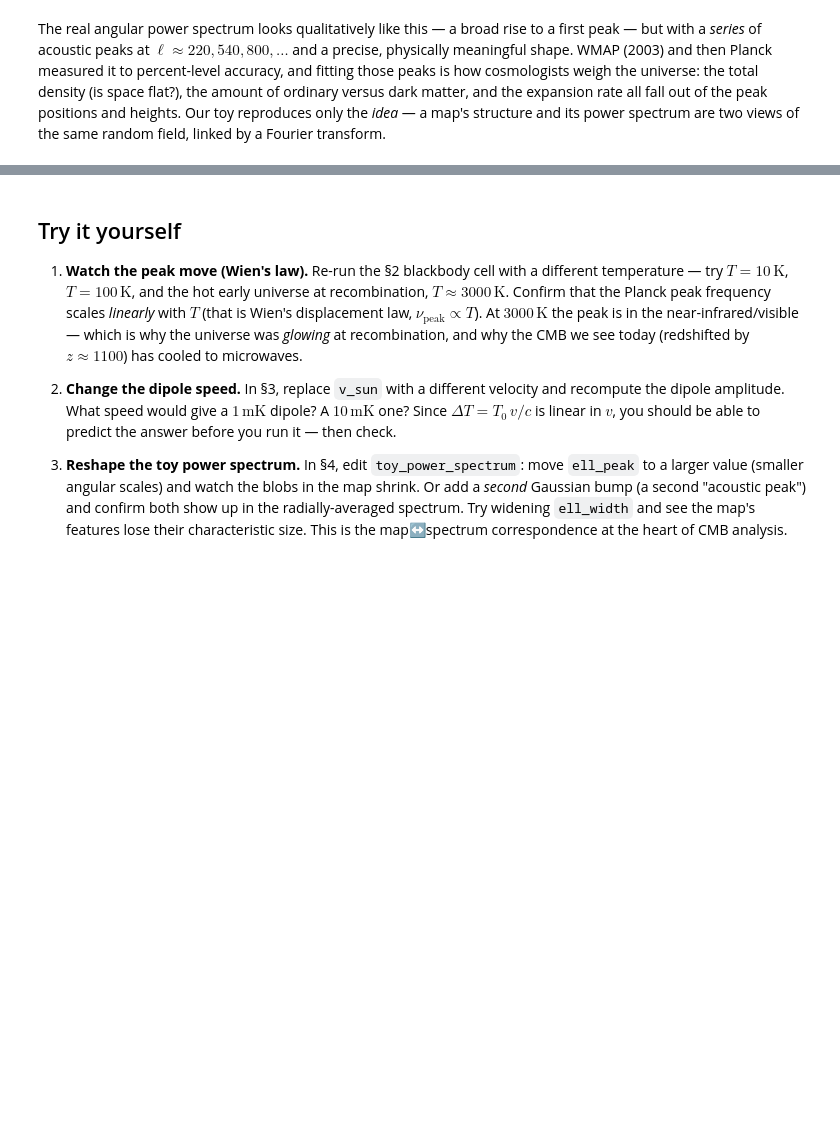
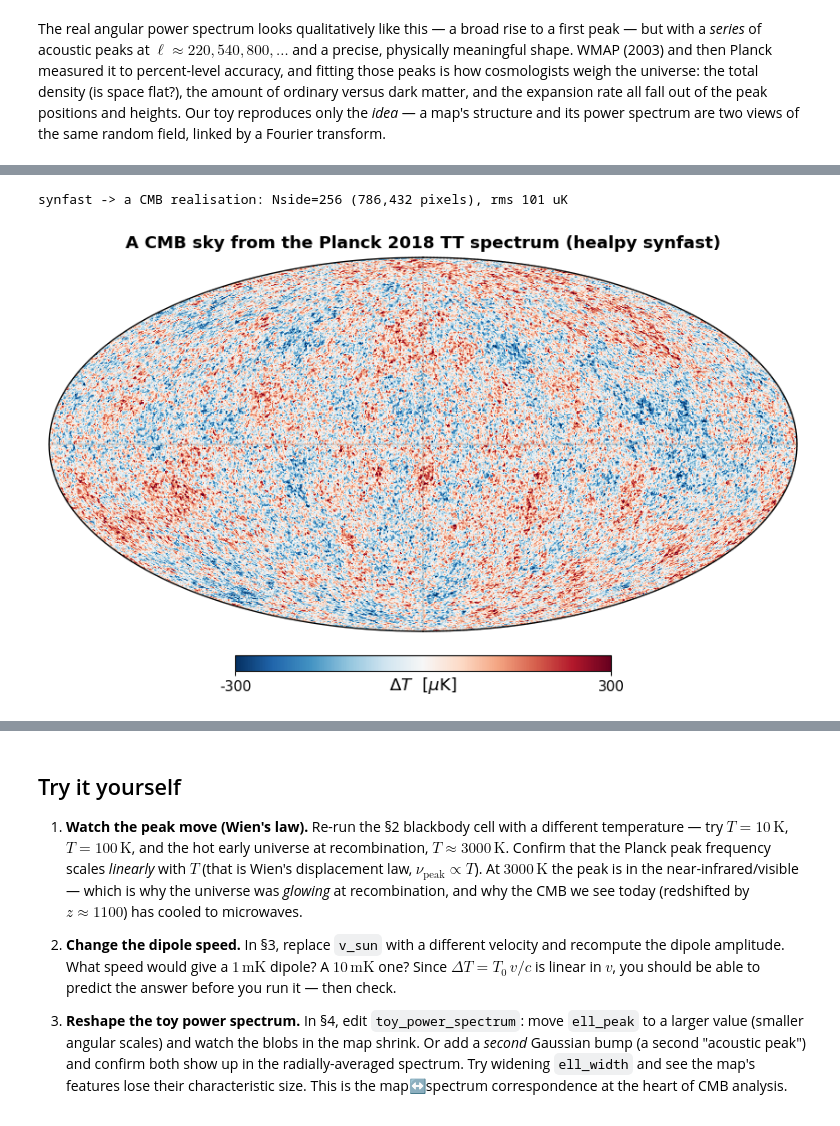
Before and after one commit to joebarbere/jansky, a Jupyter notebook: notebooks/22_cosmic_microwave_background.ipynb, the cells around one changed output, grey strips where cells are left out. Saved outputs shown, nothing was run; the diff lists cells and outputs as text; code cells hidden in the pictures; blank space fills up the shorter version.

```diff
--- a/notebooks/22_cosmic_microwave_background.ipynb
+++ b/notebooks/22_cosmic_microwave_background.ipynb
@@ -528,0 +546,43 @@ spectrum are two views of the same random field, linked by a Fourier transform.
+# %%
+import numpy as np
+
+# Planck 2018 binned TT power spectrum (D_ell = l(l+1)C_l/2pi in uK^2):
+# l, measured D_ell, error, and the best-fit LCDM theory curve.
+# Planck Collaboration: Aghanim et al. (2020), A&A 641, A5 (arXiv:1907.12875) --
+# Planck Legacy Archive COM_PowerSpect_CMB-TT-binned_R3.01.
+PL_ELL  = np.array([47.7, 76.5, 105.9, 135.6, 165.4, 195.3, 225.2, 255.1, 285.0, 315.0, 344.9, 374.9, 404.9, 434.8, 464.8, 494.8, 524.8, 554.8, 584.8, 614.7, 644.7, 674.7, 704.7, 734.7, 764.7, 794.7, 824.7, 854.7, 884.7, 914.7, 944.7, 974.7, 1004.6, 1034.6, 1064.6, 1094.6, 1124.6, 1154.6, 1184.6, 1214.6, 1244.6, 1274.6, 1304.6, 1334.6, 1364.6, 1394.6, 1424.6, 1454.6, 1484.6, 1514.6, 1544.6, 1574.6, 1604.6, 1634.6, 1664.6, 1694.6, 1724.6, 1754.6, 1784.6, 1814.6, 1844.6, 1874.6, 1904.6, 1934.6, 1964.6, 1994.6, 2024.6, 2054.6, 2084.6, 2114.6, 2144.6, 2174.6, 2204.6, 2234.6, 2264.6, 2294.6, 2324.6, 2354.6, 2384.6, 2414.6, 2444.6, 2474.6, 2499.0])
+PL_DL   = np.array([1479.3, 2035.0, 2955.4, 3869.5, 4889.5, 5464.1, 5793.4, 5372.9, 4627.7, 3604.2, 2631.2, 2033.1, 1753.4, 1787.6, 2162.0, 2422.1, 2573.5, 2546.3, 2360.6, 2095.4, 1884.7, 1813.2, 1883.2, 2097.1, 2318.7, 2464.6, 2521.9, 2394.1, 2083.3, 1740.7, 1418.7, 1173.0, 1062.4, 1047.9, 1132.4, 1211.0, 1231.9, 1205.8, 1117.9, 968.4, 864.4, 761.6, 732.3, 737.3, 774.9, 806.6, 809.1, 777.8, 728.9, 648.3, 551.3, 476.6, 419.5, 395.2, 391.7, 392.9, 397.7, 383.0, 375.4, 340.1, 307.5, 273.9, 249.8, 244.2, 231.9, 234.7, 231.7, 219.7, 214.3, 196.7, 176.4, 152.2, 138.7, 121.5, 116.2, 117.8, 116.1, 109.7, 120.4, 90.5, 103.1, 73.7, 61.3])
+PL_ERR  = np.array([50.8, 54.7, 65.0, 76.9, 86.6, 90.6, 87.1, 76.9, 62.5, 47.2, 33.9, 24.8, 20.7, 20.7, 22.8, 25.0, 25.9, 25.1, 22.7, 19.9, 17.5, 16.4, 16.8, 18.2, 19.7, 20.7, 20.5, 19.0, 16.6, 13.7, 11.1, 9.3, 8.4, 8.3, 8.7, 9.1, 9.3, 9.0, 8.3, 7.5, 6.6, 6.0, 5.7, 5.7, 5.9, 6.2, 6.3, 6.1, 5.7, 5.2, 4.7, 4.3, 4.0, 4.0, 4.0, 4.2, 4.3, 4.4, 4.5, 4.5, 4.5, 4.5, 4.6, 4.8, 5.0, 5.4, 5.9, 6.2, 6.5, 6.9, 7.2, 7.6, 8.1, 8.6, 9.3, 9.9, 10.7, 11.5, 12.4, 13.3, 14.4, 15.5, 20.9])
+PL_BEST = np.array([1461.1, 2062.4, 2904.5, 3902.5, 4861.4, 5534.8, 5726.9, 5375.0, 4588.3, 3596.9, 2667.5, 2018.2, 1748.3, 1821.9, 2098.2, 2397.7, 2571.4, 2551.8, 2364.4, 2104.8, 1891.0, 1812.5, 1896.7, 2102.3, 2338.8, 2504.2, 2522.8, 2371.4, 2083.4, 1732.5, 1405.0, 1170.1, 1058.9, 1059.4, 1126.7, 1203.0, 1238.6, 1208.0, 1115.0, 986.4, 859.5, 766.8, 725.3, 731.9, 767.0, 803.6, 816.8, 792.7, 731.2, 645.0, 552.8, 473.4, 418.9, 392.2, 387.3, 393.1, 397.4, 391.4, 372.0, 341.6, 306.5, 274.2, 250.0, 236.2, 231.3, 231.2, 230.8, 226.1, 215.1, 198.3, 178.2, 158.0, 140.7, 128.0, 120.1, 115.7, 113.1, 110.3, 106.1, 100.1, 92.7, 84.8, 78.8])
+
+NSIDE, LMAX = 256, 512
+HAVE_HEALPY, cmb_map, ell_rec, dl_rec = False, None, None, None
+try:
+    import healpy as hp
+
+    # Interpolate the best-fit D_ell onto every multipole, convert to C_ell, and synthesise a sky.
+    ell = np.arange(LMAX + 1)
+    # The binned data start at l~48; prepend two low-l Sachs-Wolfe anchors so synfast gets a
+    # physical large-scale plateau instead of np.interp's flat clamp.
+    ell_th = np.concatenate(([2.0, 30.0], PL_ELL))
+    dl_th = np.concatenate(([700.0, 1150.0], PL_BEST))
+    dl_theory = np.interp(ell, ell_th, dl_th)
+    cl = np.zeros(LMAX + 1)
+    cl[2:] = 2.0 * np.pi * dl_theory[2:] / (ell[2:] * (ell[2:] + 1.0))  # uK^2
+    np.random.seed(42)  # hp.synfast draws from numpy's global RNG (no Generator interface)
+    cmb_map = hp.synfast(cl, nside=NSIDE, lmax=LMAX, pixwin=False)  # uK
+    cl_rec = hp.anafast(cmb_map, lmax=LMAX)
+    ell_rec = np.arange(cl_rec.size)
+    dl_rec = ell_rec * (ell_rec + 1.0) * cl_rec / (2.0 * np.pi)
+    HAVE_HEALPY = True
+    print(f"synfast -> a CMB realisation: Nside={NSIDE} ({cmb_map.size:,} pixels), "
+          f"rms {np.std(cmb_map):.0f} uK")
+    hp.mollview(cmb_map, title="A CMB sky from the Planck 2018 TT spectrum (healpy synfast)",
+                unit=r"$\Delta T$  [$\mu$K]", cmap="RdBu_r", min=-300, max=300)
+    hp.graticule(dpar=30, dmer=30, color="0.6", alpha=0.4)
+except ImportError:
+    print("healpy not installed -- install jansky[cmb] for the map + recovered spectrum.")
+    print("Showing the Planck input spectrum only.")
+# %% [output]
+synfast -> a CMB realisation: Nside=256 (786,432 pixels), rms 101 uK
+[figure, added]
```
Also changed, not shown: parts of 3 cells of this notebook, 3 other files.
